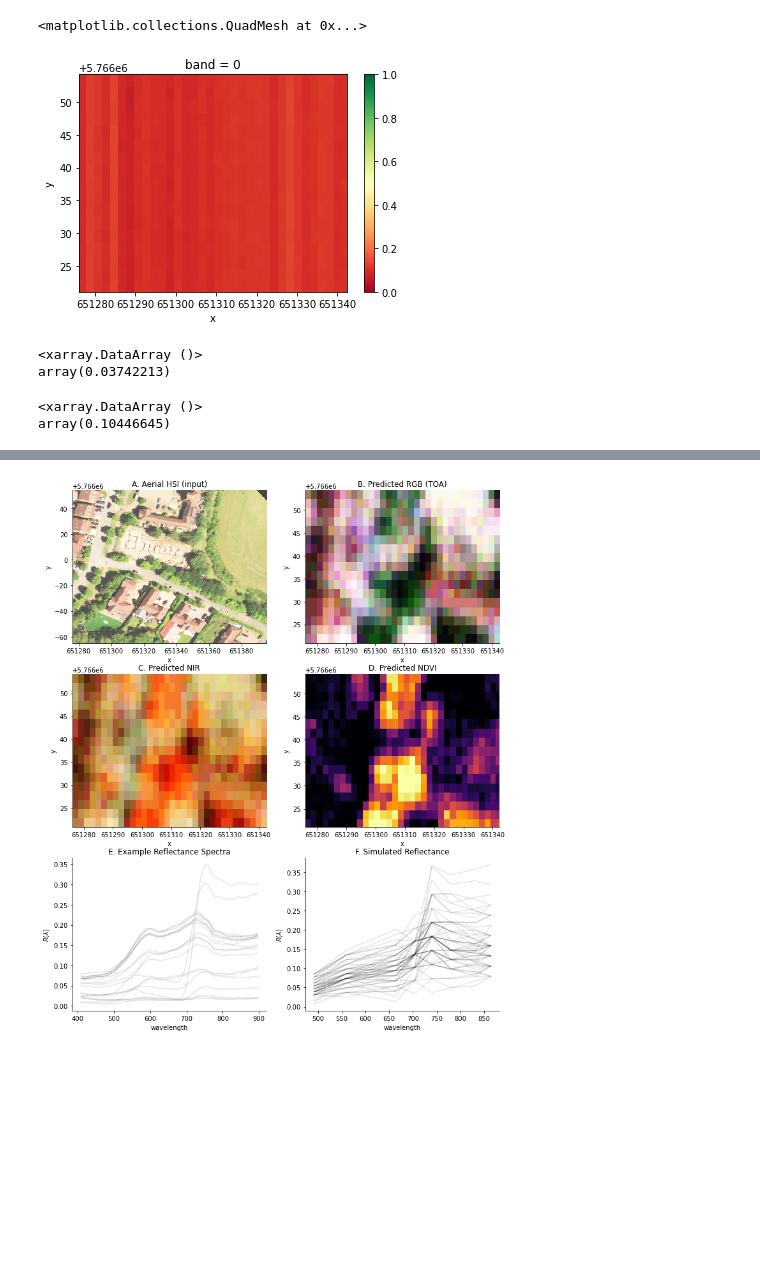
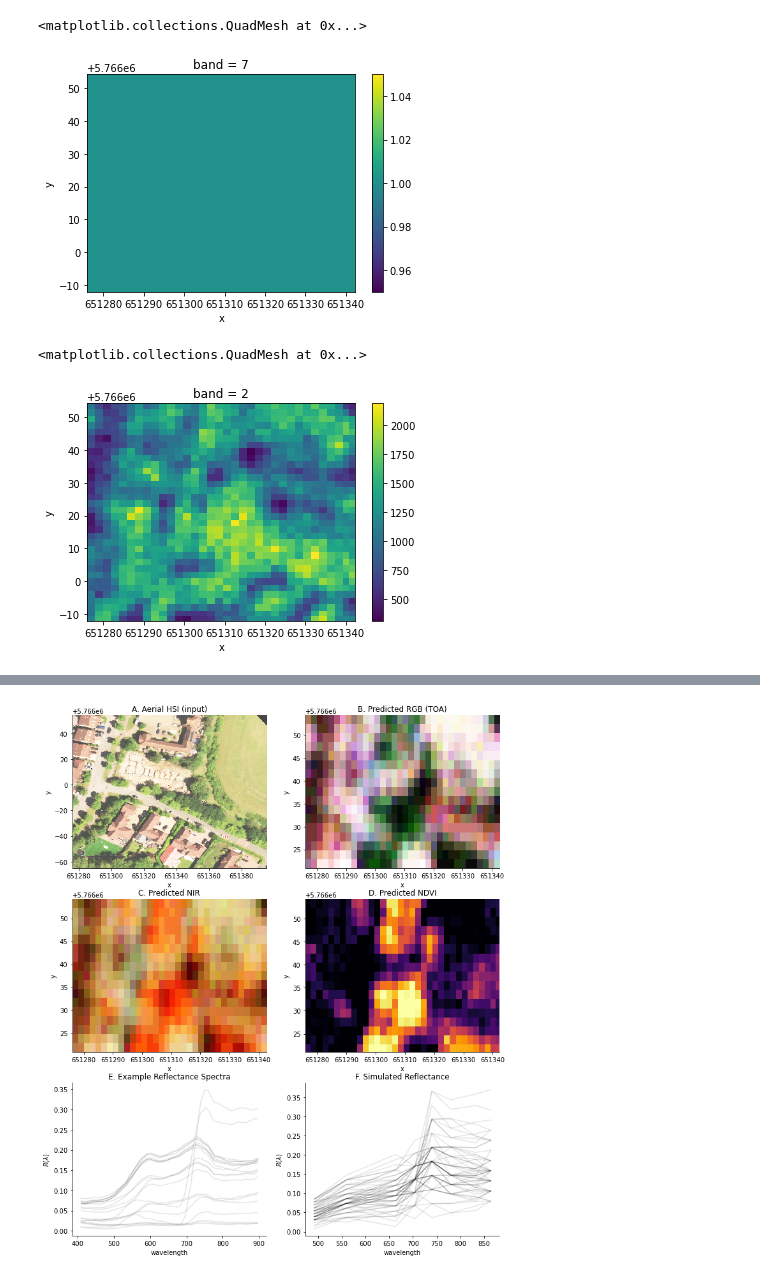
Before and after one commit to joe-fennell/pyeosim, a Jupyter notebook: 2_CMOS.ipynb, the cells around one changed output, grey strips where cells are left out. Cells and saved outputs as stored; diff of their text form; code cells hidden in the pictures; blank space fills up the shorter version.

```diff
--- a/2_CMOS.ipynb
+++ b/2_CMOS.ipynb
@@ -108 +136,6 @@ cmos_pipe.fit(TOA_10)
+# %%
+cmos_pipe.ff_frame.isel(band=7).plot()
+# %% [output]
+<matplotlib.collections.QuadMesh at 0x...>
+[figure, added]
 # %%
@@ -112,18 +147,8 @@ un = cmos_pipe.cmos_sensor.transform(TOA_10)
 un2 = cmos_pipe.cmos_sensor.transform(TOA_ref)
 ref_2 = un/un2
-# %%
-ref_2.isel(band=0).plot(vmin=0,vmax=1,cmap='RdYlGn')
-# %% [output]
-<matplotlib.collections.QuadMesh at 0x...>
-[figure, removed]
-# %%
-ref_2.std()
-# %% [output]
-<xarray.DataArray ()>
-array(0.03742213)
-# %%
-ref_2.mean()
-# %% [output]
-<xarray.DataArray ()>
-array(0.10446645)
+# %%
+un.isel(repeat=6, band=2).plot()
+# %% [output]
+<matplotlib.collections.QuadMesh at 0x...>
+[figure, added]
 # %%
```
Also changed, not shown: parts of 16 cells of this notebook, 5 other files.
